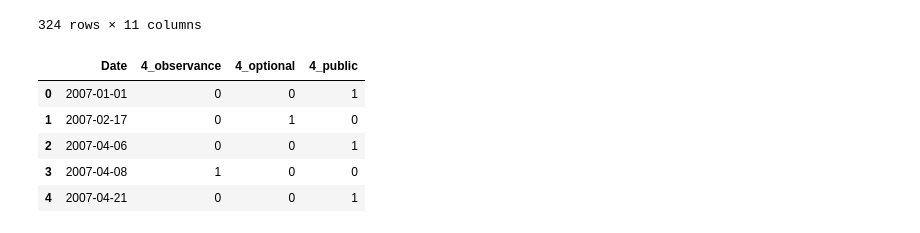
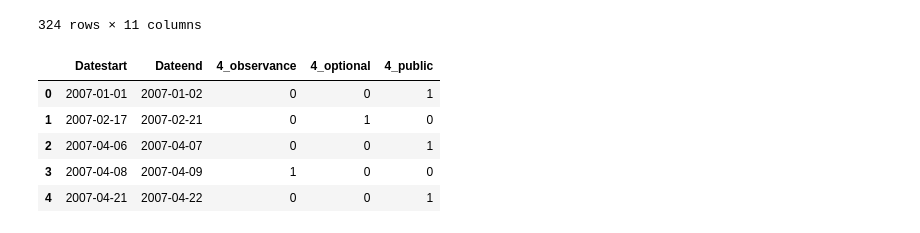
Before and after one commit to marreapato/Forecasting_Paper_XAI, a Jupyter notebook: Holidays/TreatingHolidaysData.ipynb, the cells around one changed output. Drawn from its saved outputs; the diff is of its cells as text; code cells hidden in the pictures.

```diff
--- a/Holidays/TreatingHolidaysData.ipynb
+++ b/Holidays/TreatingHolidaysData.ipynb
@@ -53,14 +53,15 @@ display(df3)
 | 323 | 2024-12-31 14:00:00 | 2024-12-31T17:00:00.000Z | 2025-01-01T03:00:00.000Z | Véspera de Ano Novo | 12-31 14:00 | BR | BR | BR | 0 | 1 | ... |
 324 rows × 11 columns
 # %%
-feriadosfim=df3[[0,"4_observance","4_optional","4_public"]]
-feriadosfim = feriadosfim.rename(columns={0:"Date"})
-feriadosfim["Date"] = pd.to_datetime(feriadosfim["Date"]).dt.date
+feriadosfim=df3[[0,2,"4_observance","4_optional","4_public"]]
+feriadosfim = feriadosfim.rename(columns={0:"Datestart",2:"Dateend"})
+feriadosfim["Datestart"] = pd.to_datetime(feriadosfim["Datestart"]).dt.date
+feriadosfim["Dateend"] = pd.to_datetime(feriadosfim["Dateend"]).dt.date
 feriadosfim.head()
 # %% [output]
-|  | Date | 4_observance | 4_optional | 4_public |
-| 0 | 2007-01-01 | 0 | 0 | 1 |
-| 1 | 2007-02-17 | 0 | 1 | 0 |
-| 2 | 2007-04-06 | 0 | 0 | 1 |
-| 3 | 2007-04-08 | 1 | 0 | 0 |
-| 4 | 2007-04-21 | 0 | 0 | 1 |
+|  | Datestart | Dateend | 4_observance | 4_optional | 4_public |
+| 0 | 2007-01-01 | 2007-01-02 | 0 | 0 | 1 |
+| 1 | 2007-02-17 | 2007-02-21 | 0 | 1 | 0 |
+| 2 | 2007-04-06 | 2007-04-07 | 0 | 0 | 1 |
+| 3 | 2007-04-08 | 2007-04-09 | 1 | 0 | 0 |
+| 4 | 2007-04-21 | 2007-04-22 | 0 | 0 | 1 |
```
Also changed, not shown: parts of 4 cells of this notebook.
